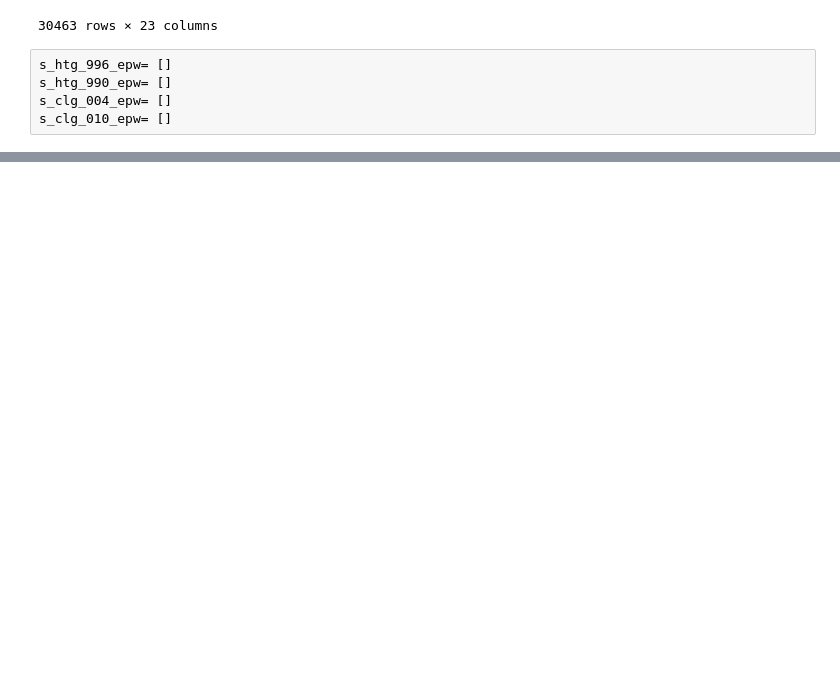
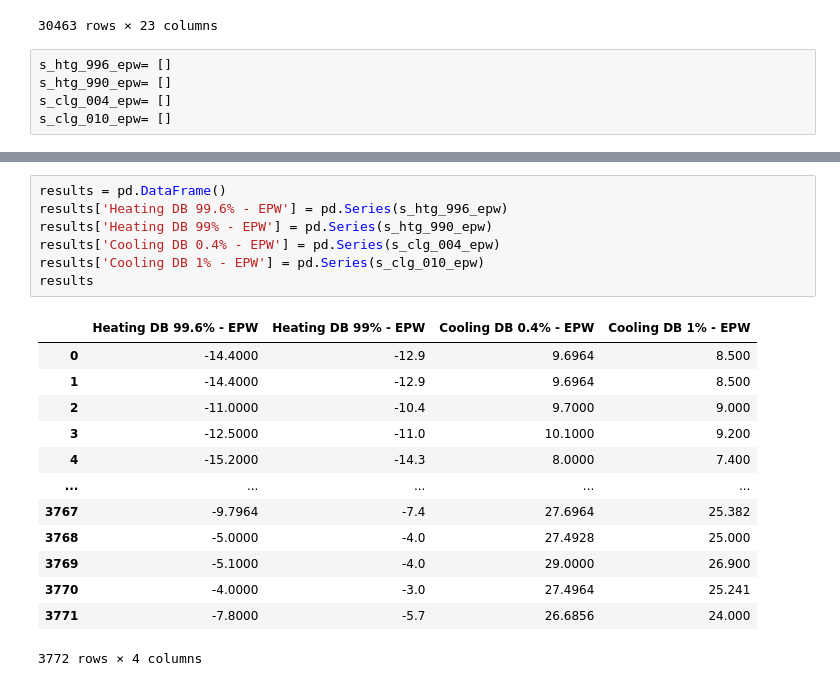
Before and after one commit to IngridChaires/designDayFromEPW, a Jupyter notebook: dwld_data.ipynb, the cells around one changed output, grey strips where cells are left out. Cells and saved outputs as stored; diff of their text form; blank space fills up the shorter version.

Commit message:
modify dwld_data and get prelim results

```diff
--- a/dwld_data.ipynb
+++ b/dwld_data.ipynb
@@ -300 +301,22 @@ https://climate.onebuilding.org/WMO_Region_6_Europe/FIN_Finland/NK_North_Karelia
+# %%
+results = pd.DataFrame()
+results['Heating DB 99.6% - EPW'] = pd.Series(s_htg_996_epw)
+results['Heating DB 99% - EPW'] = pd.Series(s_htg_990_epw)
+results['Cooling DB 0.4% - EPW'] = pd.Series(s_clg_004_epw)
+results['Cooling DB 1% - EPW'] = pd.Series(s_clg_010_epw)
+results
+# %% [output]
+|  | Heating DB 99.6% - EPW | Heating DB 99% - EPW | Cooling DB 0.4% - EPW | Cooling DB 1% - EPW |
+| 0 | -14.4000 | -12.9 | 9.6964 | 8.500 |
+| 1 | -14.4000 | -12.9 | 9.6964 | 8.500 |
+| 2 | -11.0000 | -10.4 | 9.7000 | 9.000 |
+| 3 | -12.5000 | -11.0 | 10.1000 | 9.200 |
+| 4 | -15.2000 | -14.3 | 8.0000 | 7.400 |
+| ... | ... | ... | ... | ... |
+| 3767 | -9.7964 | -7.4 | 27.6964 | 25.382 |
+| 3768 | -5.0000 | -4.0 | 27.4928 | 25.000 |
+| 3769 | -5.1000 | -4.0 | 29.0000 | 26.900 |
+| 3770 | -4.0000 | -3.0 | 27.4964 | 25.241 |
+| 3771 | -7.8000 | -5.7 | 26.6856 | 24.000 |
+3772 rows × 4 columns
 # %%
```
Also changed, not shown: parts of 2 cells of this notebook, 1 other file.
